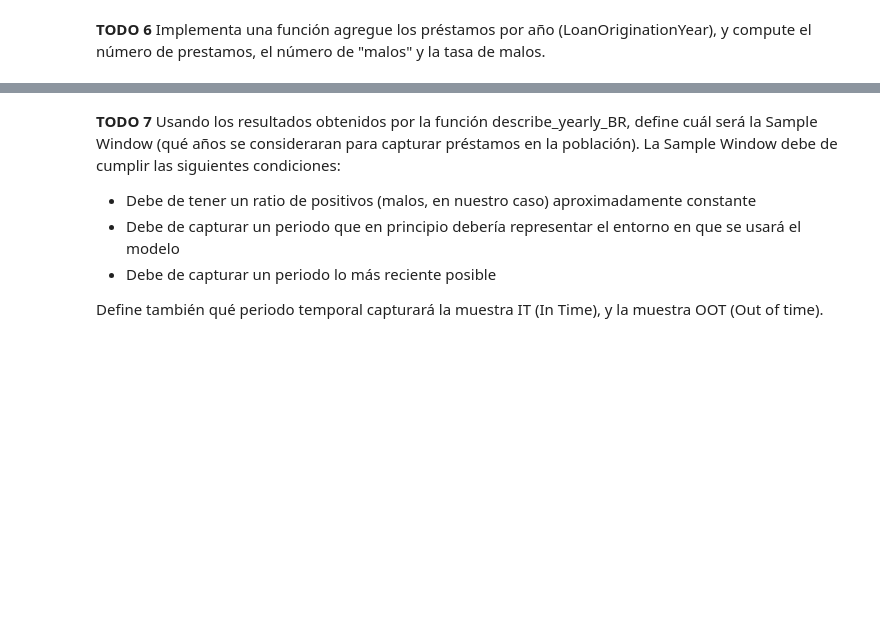
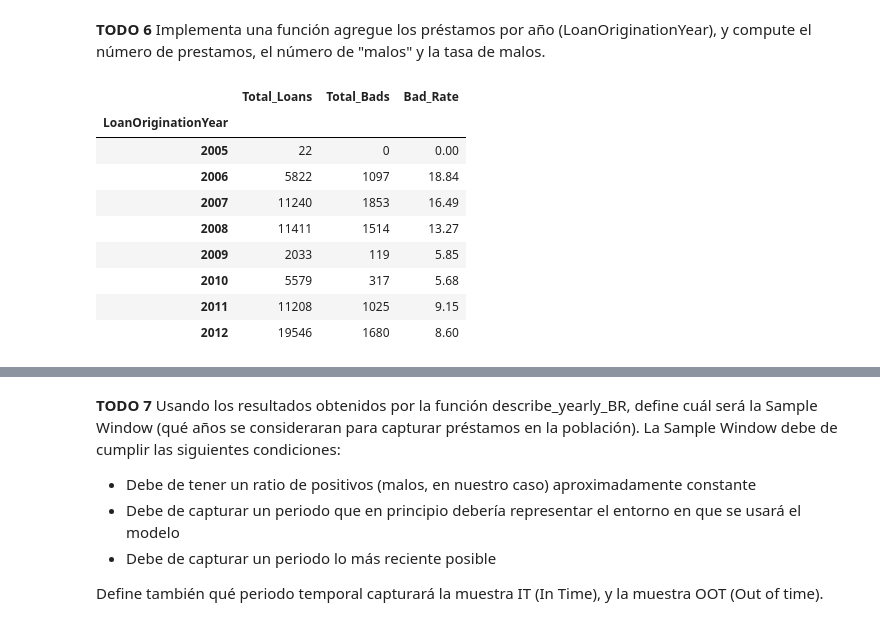
Before and after one commit to juansevillacunef/master_data_science, a Jupyter notebook: Credit Risk Analytics/homework/hw_3.ipynb, the cells around one changed output, grey strips where cells are left out. Drawn from its saved outputs; the diff is of its cells as text; code cells hidden in the pictures; blank space fills up the shorter version.

Commit message:
Credit Risk

```diff
--- a/Credit Risk Analytics/homework/hw_3.ipynb
+++ b/Credit Risk Analytics/homework/hw_3.ipynb
@@ -19,7 +19,10 @@ import pandas as pd
 ### read data
 # %%
 # read_csv is the function that reads csvs, it returns a Pandas dataframe
-df = pd.read_csv("/Users/juan/Documents/Juan's MacBook Pro/CUNEF/Quinto/Credit Risk Analytics/data/prosperLoanData.csv")
+Path_Alvaro = "C:/Users/alvar/Desktop/COSAS CUNEF/CUNEF/5º/Credit Risk/"
+Path_Juan = "/Users/juan/Documents/Juan's MacBook Pro/CUNEF/Quinto/Credit Risk Analytics/data/"
+
+df = pd.read_csv(''.join([Path_Juan,"prosperLoanData.csv"]))
 # %%
 # Check number of rows and columns
 print ('The DataSet has {} rows and {} columns'.format(df.shape[0], df.shape[1]))
@@ -156,6 +159,8 @@ def generate_pop_flags(df, PW_size, TH_fraud=4):
         Pandas DataFrame with the columns that capture
         PW, fraud, bad and indeterminate
     """
+    ## Implement the function HERE ##
+
     df['PW'] = False
     df.loc[df['LoanMonthsSinceOrigination'] >= PW_size, 'PW'] = True
 
@@ -163,13 +168,12 @@ def generate_pop_flags(df, PW_size, TH_fraud=4):
     df.loc[df['LoanFirstDefaultedCycleNumber'] < TH_fraud, 'Fraud'] = True
 
     df['Bad'] = False
-    df.loc[(df['LoanFirstDefaultedCycleNumber'] >= TH_fraud) & (df['LoanFirstDefaultedCycleNumber'] <= PW_size), 'Bad'] = True
+    df.loc[(df['LoanFirstDefaultedCycleNumber'] >= TH_fraud) & (df['LoanFirstDefaultedCycleNumber'] < PW_size), 'Bad'] = True
 
     df['Indeterm'] = False
-    df.loc[df['LoanFirstDefaultedCycleNumber'] > PW_size, 'Indeterm'] = True
+    df.loc[df['LoanFirstDefaultedCycleNumber'] >= PW_size, 'Indeterm'] = True
 
     return df
-    ## Implement the function HERE ##
 # %% [markdown]
 **TODO 4** Para diferentes PW_size (se recomiendan evaluar los siguientes valores: 6, 9, 12, 15 y 18), evalúa el volumen y ratio de prestamos con madurez, prestamos fraudulentos, prestamos que cumplan la definición de bad, y préstamos que se consideren indeterminados. Por último, argumenta cuál es el valor de PW_size que se debería usar. La función se debe usar con el valor por defecto de  TH_fraud=4
 # %%
@@ -278,7 +289,7 @@ Una vez aplicadas las exclusiones anteriores, vamos a estudiar la tasa de malos
 # %% [markdown]
 **TODO 6** Implementa una función agregue los préstamos por año (LoanOriginationYear), y compute el número de prestamos, el número de "malos" y la tasa de malos.
 # %%
-def describe_yearly_BR(df, col_year, col_target):
+def describe_yearly_BR(df, col_year="LoanOriginationYear", col_target="Bad"):
     """Describes the yearly number of loans, bad loans and bad rate of the portfolio
 
     Args:
@@ -291,7 +302,22 @@ def describe_yearly_BR(df, col_year, col_target):
         loans and bad rate of the portfolio
     """
     ## Implement the function HERE ##
+    df = df[[col_year,col_target]].groupby(col_year).Bad.agg(['count','sum','mean'])
+    df['mean'] = round(df['mean']*100,2)
+    df = df.rename(columns={'count':'Total_Loans', 'sum':'Total_Bads', 'mean':'Bad_Rate'})
+    return df
 # %%
-col_year = # Fill the name of the year column
-col_target = # Fill the name of the target column
-describe_yearly_BR(df, col_year, col_target)
+# col_year = # Fill the name of the year column
+# col_target = # Fill the name of the target column
+describe_yearly_BR(df)
+# %% [output]
+|  | Total_Loans | Total_Bads | Bad_Rate |
+| LoanOriginationYear |  |  |  |
+| 2005 | 22 | 0 | 0.00 |
+| 2006 | 5822 | 1097 | 18.84 |
+| 2007 | 11240 | 1853 | 16.49 |
+| 2008 | 11411 | 1514 | 13.27 |
+| 2009 | 2033 | 119 | 5.85 |
+| 2010 | 5579 | 317 | 5.68 |
+| 2011 | 11208 | 1025 | 9.15 |
+| 2012 | 19546 | 1680 | 8.60 |
```
Also changed, not shown: parts of 17 cells of this notebook, 2 other files.
